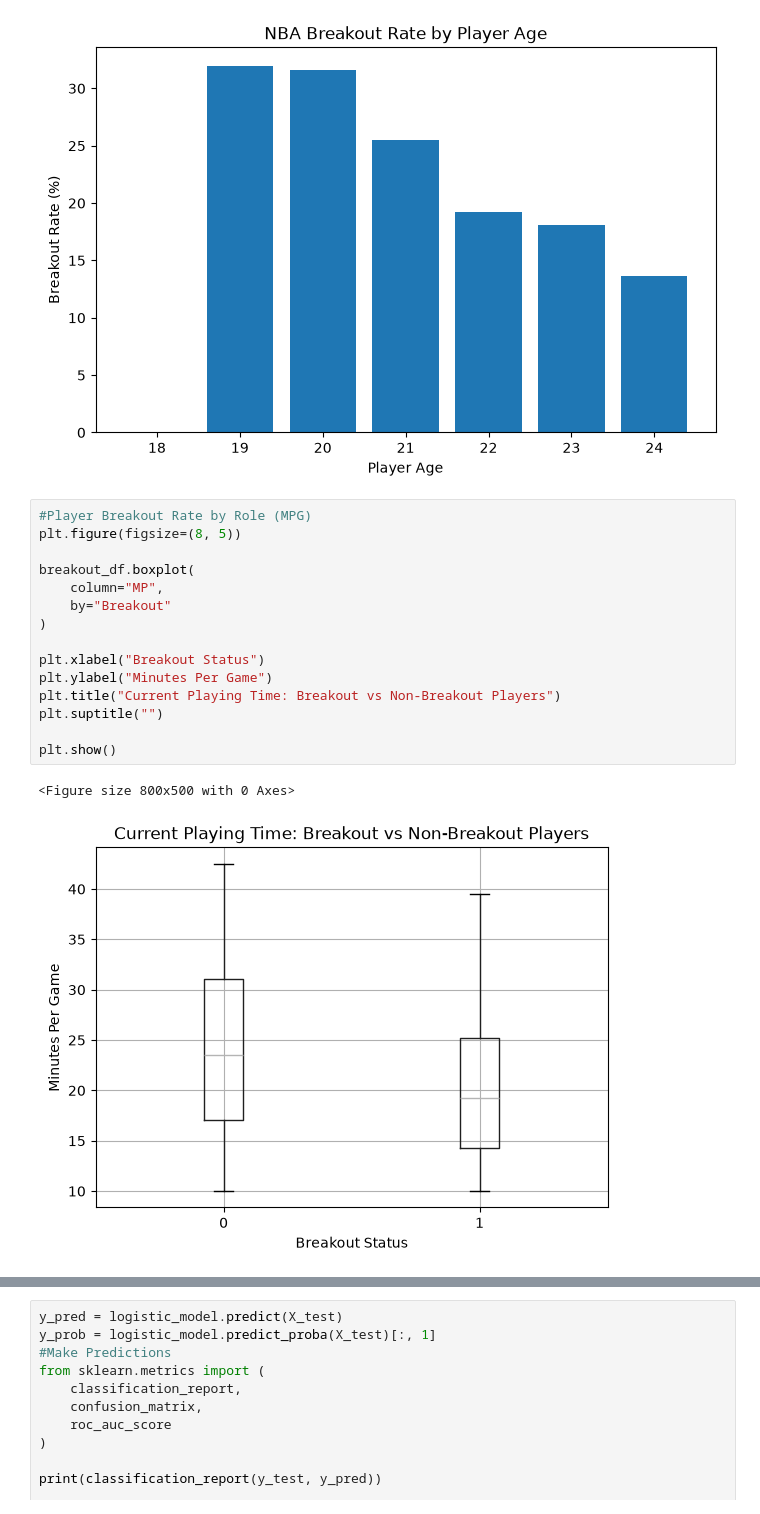
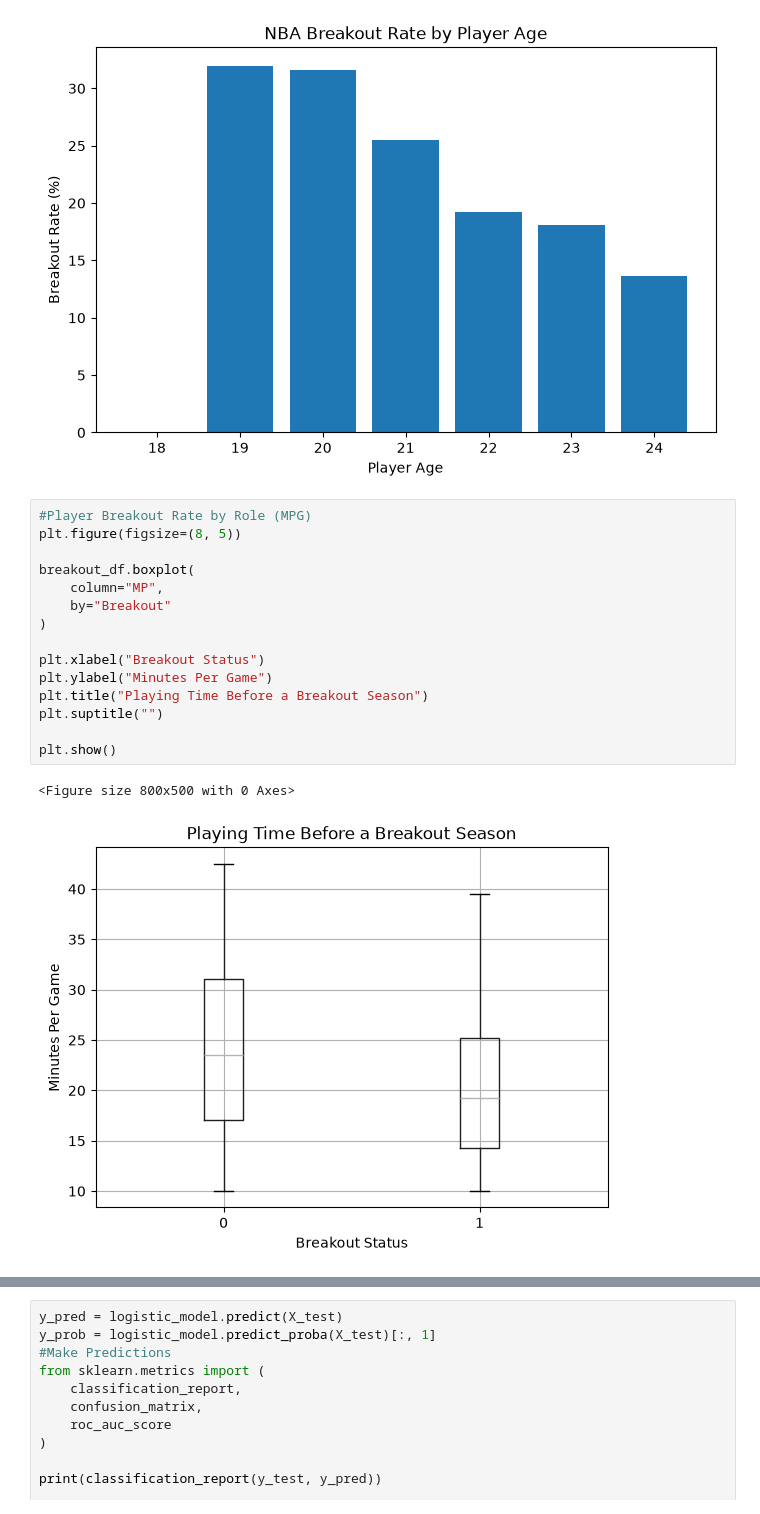
Before and after one commit to mhinacham/nba-breakout-prediction, a Jupyter notebook: notebooks/breakout_analysis.ipynb, the cells around one changed output, grey strips where cells are left out. Cells and saved outputs as stored; diff of their text form.

```diff
--- a/notebooks/breakout_analysis.ipynb
+++ b/notebooks/breakout_analysis.ipynb
@@ -471,19 +395,19 @@ plt.show()
 # %%
 #Player Breakout Rate by Role (MPG)
 plt.figure(figsize=(8, 5))
 
 breakout_df.boxplot(
     column="MP",
     by="Breakout"
 )
 
 plt.xlabel("Breakout Status")
 plt.ylabel("Minutes Per Game")
-plt.title("Current Playing Time: Breakout vs Non-Breakout Players")
+plt.title("Playing Time Before a Breakout Season")
 plt.suptitle("")
 
 plt.show()
 # %% [output]
 <Figure size 800x500 with 0 Axes>
-[figure, old version]
+[figure, new version]
 # %% [markdown]
```
Also changed, not shown: parts of 46 cells of this notebook.
